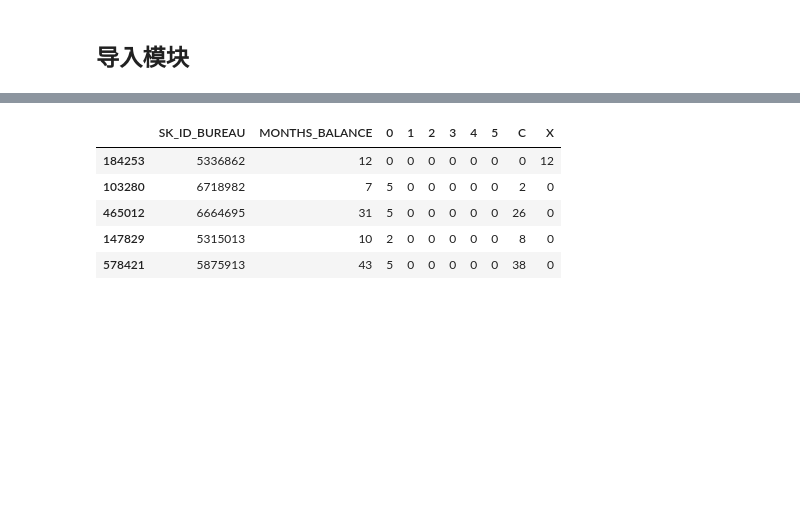
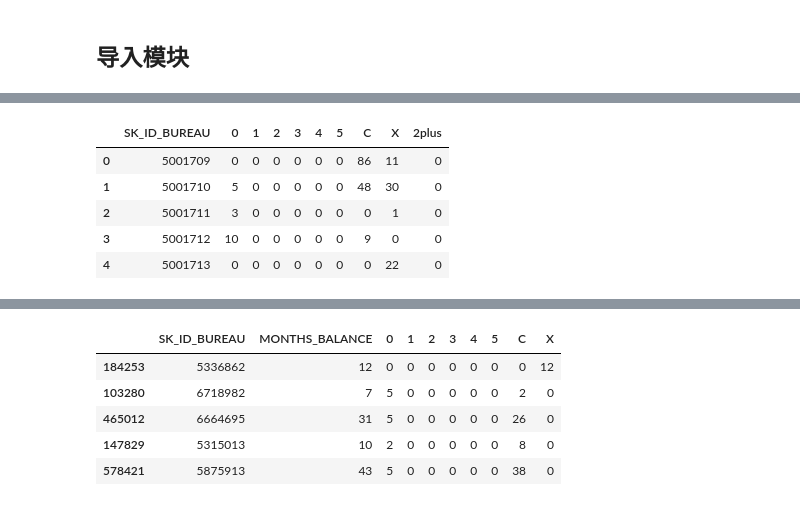
Before and after one commit to youess/credit_risk, a Jupyter notebook: eda/EDA_HOME_credit_Analysis.ipynb, the cells around one changed output, grey strips where cells are left out. Saved outputs shown, nothing was run; the diff lists cells and outputs as text; code cells hidden in the pictures; blank space fills up the shorter version.

```diff
--- a/eda/EDA_HOME_credit_Analysis.ipynb
+++ b/eda/EDA_HOME_credit_Analysis.ipynb
@@ -152,0 +252,10 @@ Processing reading raw data ...
+# %%
+df2['2plus'] = df2[['2', '3', '4', '5']].sum(axis=1)
+df2.head()
+# %% [output]
+|  | SK_ID_BUREAU | 0 | 1 | 2 | 3 | 4 | 5 | C | X | 2plus |
+| 0 | 5001709 | 0 | 0 | 0 | 0 | 0 | 0 | 86 | 11 | 0 |
+| 1 | 5001710 | 5 | 0 | 0 | 0 | 0 | 0 | 48 | 30 | 0 |
+| 2 | 5001711 | 3 | 0 | 0 | 0 | 0 | 0 | 0 | 1 | 0 |
+| 3 | 5001712 | 10 | 0 | 0 | 0 | 0 | 0 | 9 | 0 | 0 |
+| 4 | 5001713 | 0 | 0 | 0 | 0 | 0 | 0 | 0 | 22 | 0 |
```
Also changed, not shown: parts of 22 cells of this notebook, 10 other files.
